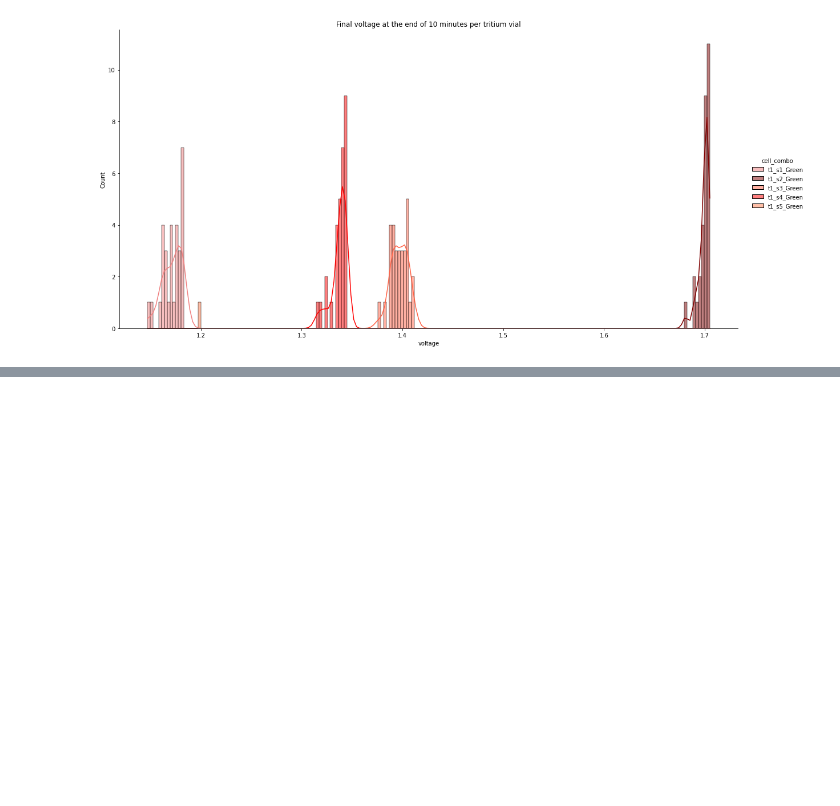
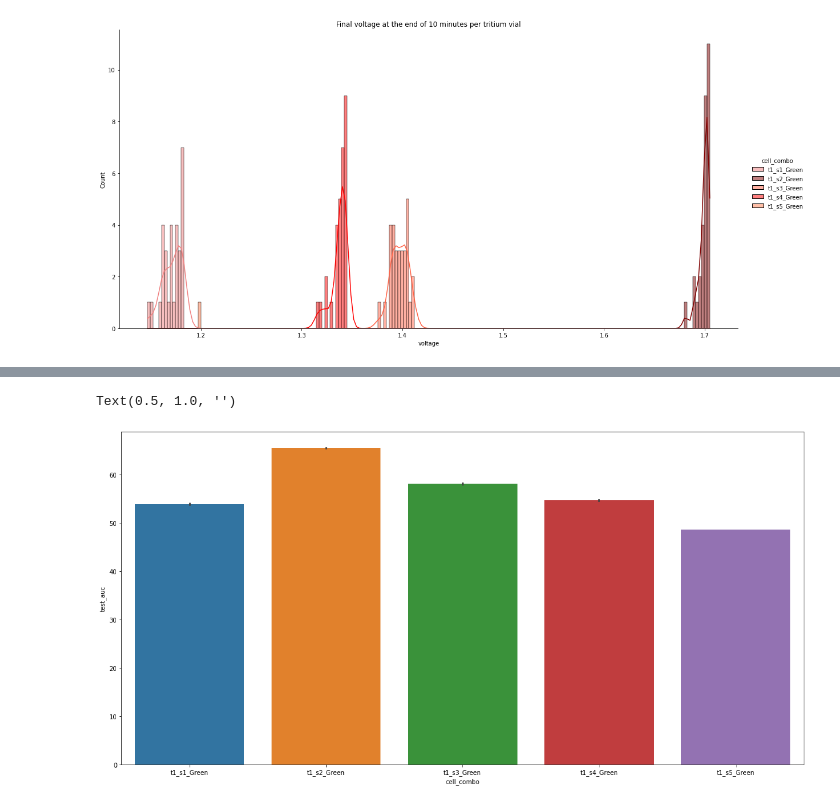
Before and after one commit to darkmatter2222/Nuclear-Battery, a Jupyter notebook: measurement_techniques/analiyze_measurements/single_cell_performance_testing.ipynb, the cells around one changed output, grey strips where cells are left out. Drawn from its saved outputs; the diff is of its cells as text; code cells hidden in the pictures; blank space fills up the shorter version.

```diff
--- a/measurement_techniques/analiyze_measurements/single_cell_performance_testing.ipynb
+++ b/measurement_techniques/analiyze_measurements/single_cell_performance_testing.ipynb
@@ -134,0 +155,19 @@ sns.boxplot(y=sample_run[sample_run['time']==600]['voltage'], ax=ax[1, 1])
+# %%
+def get_sample_count(df, max=30):
+  if len(df.index) >= max:
+    return df, max
+  else:
+    return df, len(df.index)
+
+sample_df = pd.DataFrame(columns=df.columns)
+
+for solar_cell_number in df['solar_cell_number'].unique():
+  working_df, sample_count = get_sample_count(df[(df['time']==600) & (df['solar_cell_number']==solar_cell_number)])
+  sample_df = sample_df.append(working_df.sample(n=sample_count, random_state=1))
+
+sample_run = sample_df[['test_auc', 'cell_combo']].reset_index()
+fig, ax = plt.subplots(1, 1, figsize=(20,10))
+sns.barplot(data=sample_run, x="cell_combo", y="test_auc").set_title(f"")
+# %% [output]
+Text(0.5, 1.0, '')
+[figure, added]
```
Also changed, not shown: parts of 4 cells of this notebook.
